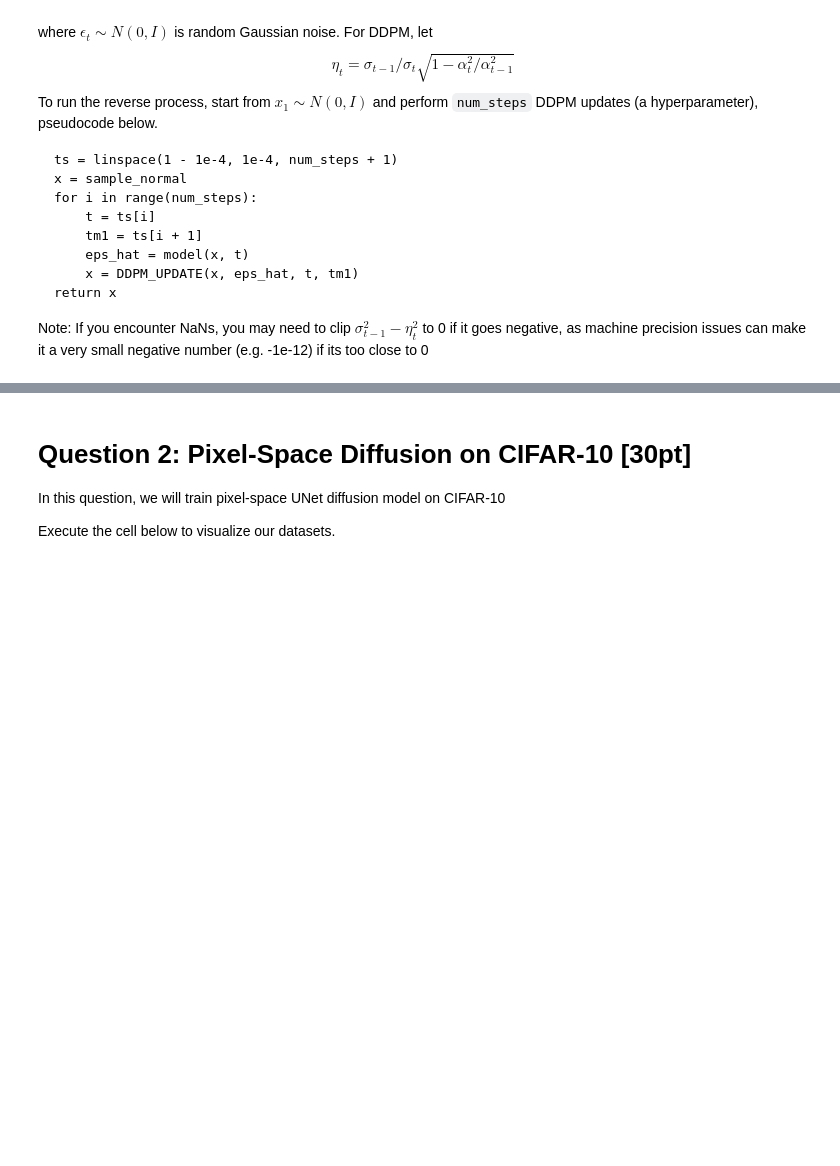
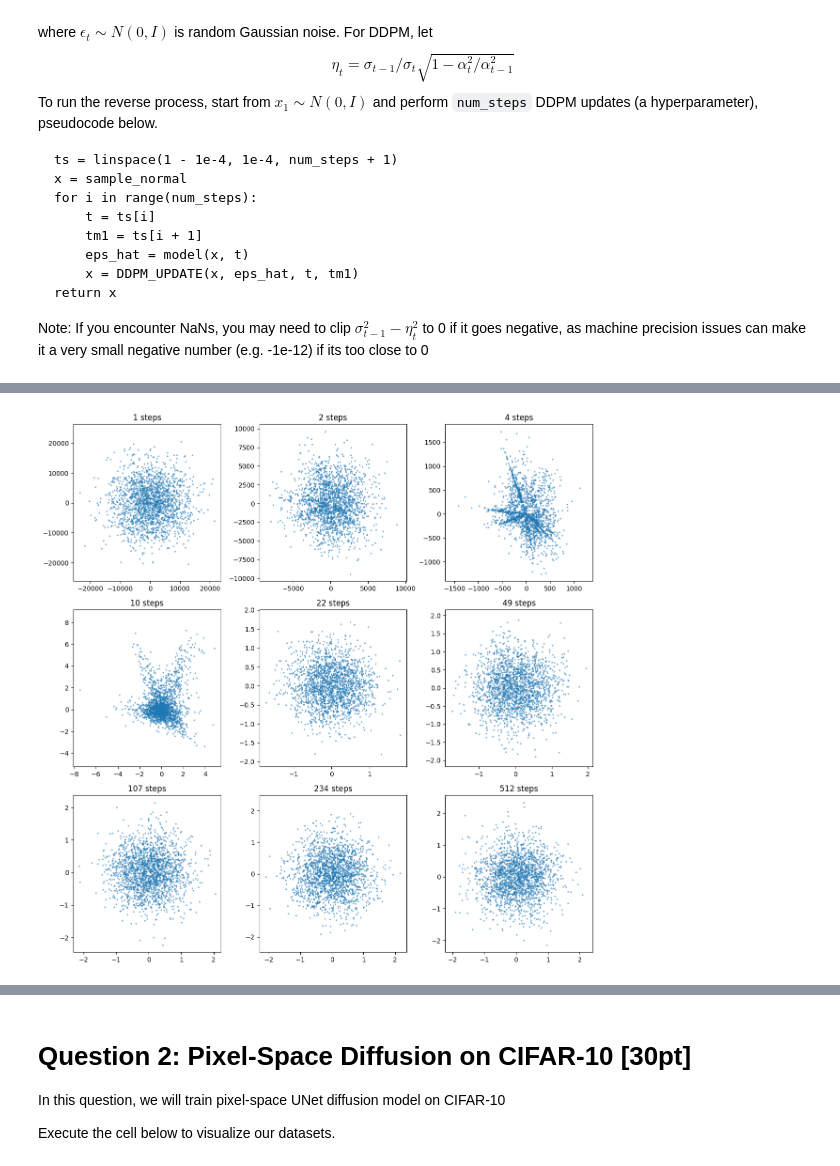
Before and after one commit to ke1999/DDPM, a Jupyter notebook: homeworks/hw4/hw4.ipynb, the cells around one changed output, grey strips where cells are left out. Drawn from its saved outputs; the diff is of its cells as text; code cells hidden in the pictures; blank space fills up the shorter version.

```diff
--- a/homeworks/hw4/hw4.ipynb
+++ b/homeworks/hw4/hw4.ipynb
@@ -94,0 +262,22 @@ Note: If you encounter NaNs, you may need to clip $\sigma_{t-1}^2 - \eta_t^2$ to
+# %%
+# 可视化生成样本
+def plot_generated_samples(all_samples, steps, n_cols=3, save_path=None):
+    n = all_samples.shape[0]
+    n_rows = (n + n_cols - 1) // n_cols
+    plt.figure(figsize=(n_cols * 4, n_rows * 4))
+
+    for i in range(n):
+        plt.subplot(n_rows, n_cols, i + 1)
+        plt.scatter(all_samples[i, :, 0], all_samples[i, :, 1], s=2, alpha=0.5)
+        plt.title(f'{steps[i]} steps')
+        plt.axis('equal')
+
+    plt.tight_layout()
+    if save_path:
+        plt.savefig(save_path)
+    plt.show()
+# %%
+steps = np.power(2, np.linspace(0, 9, 9)).astype(int)
+plot_generated_samples(all_samples, steps)
+# %% [output]
+[figure, added]
```
Also changed, not shown: parts of 13 cells of this notebook.
